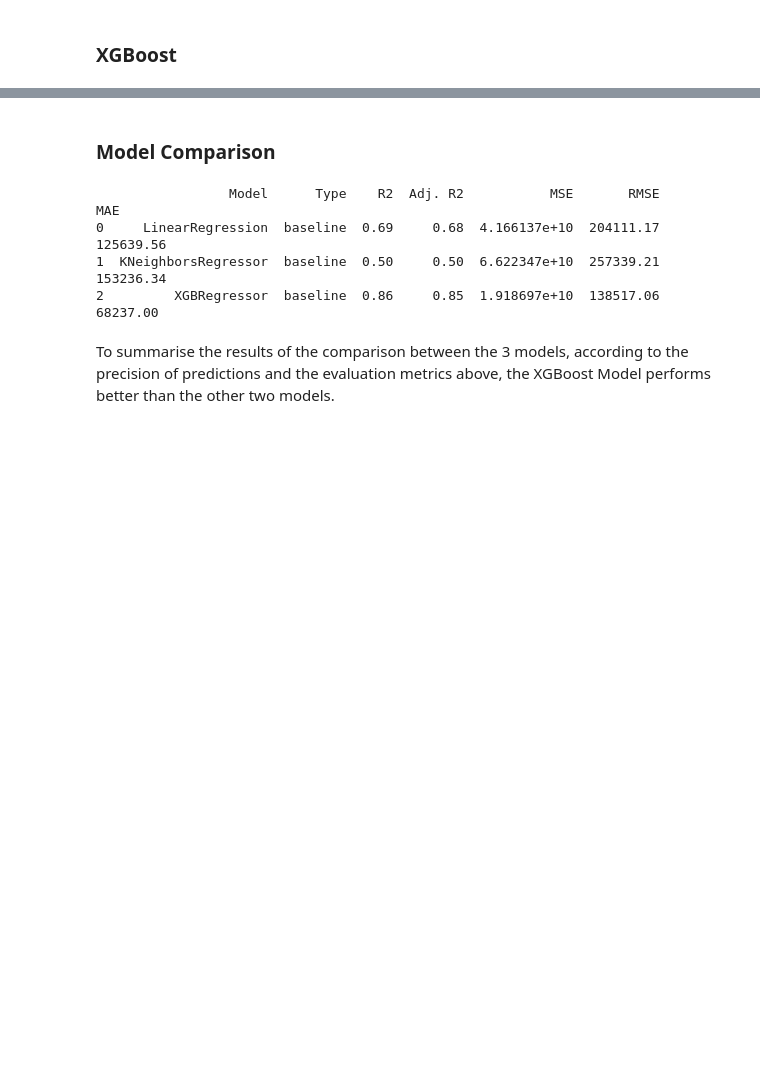
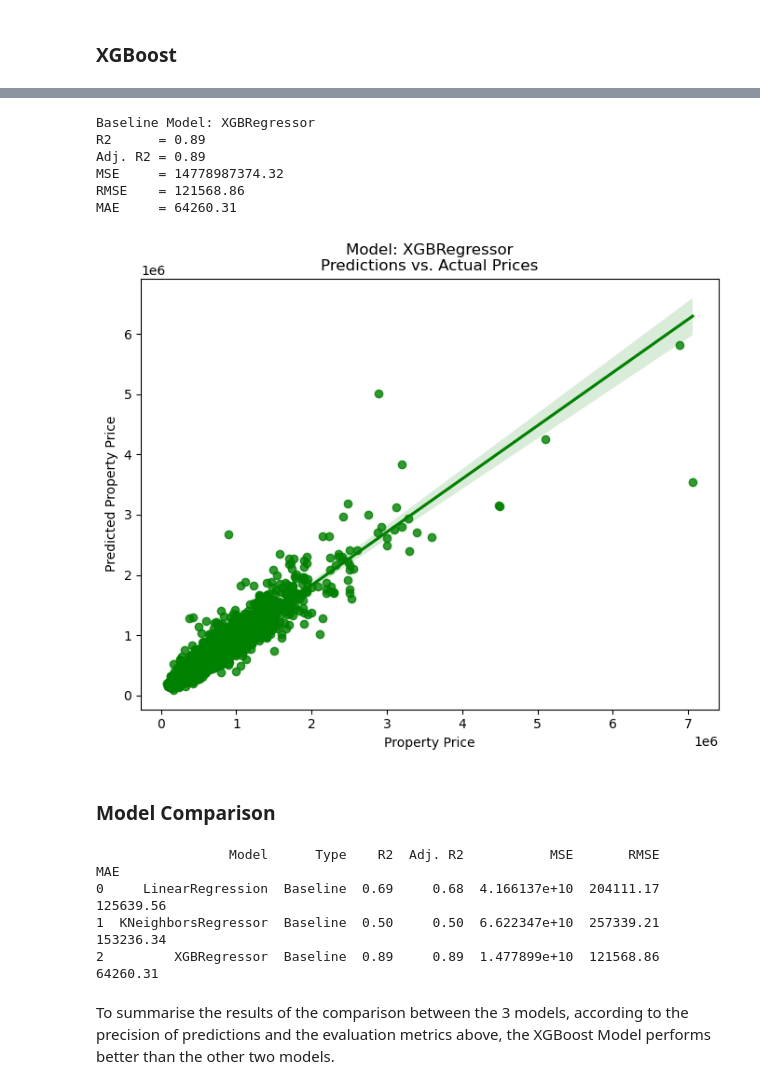
Before and after one commit to Yinguin/data_mid_bootcamp_project_regression, a Jupyter notebook: mid-bootcamp-project-regression_wy.ipynb, the cells around one changed output, grey strips where cells are left out. Cells and saved outputs as stored; diff of their text form; code cells hidden in the pictures; blank space fills up the shorter version.

```diff
--- a/mid-bootcamp-project-regression_wy.ipynb
+++ b/mid-bootcamp-project-regression_wy.ipynb
@@ -395,15 +428,28 @@ MAE     = 68237.0
+# %%
+models = [xgb.XGBRegressor(colsample_bytree=0.5, gamma=0, learning_rate=0.1, max_depth=5, n_estimators=1000,
+                           reg_alpha=0, reg_lambda=0.5, subsample=1, tree_method='hist')]
+model(models, data, baseline=True)
+# %% [output]
+Baseline Model: XGBRegressor
+R2      = 0.89
+Adj. R2 = 0.89
+MSE     = 14778987374.32
+RMSE    = 121568.86
+MAE     = 64260.31
+[figure, added]
 # %% [markdown]
 ### Model Comparison
 # %%
 models = [LinearRegression(),
           KNeighborsRegressor(n_neighbors=10, weights='distance', n_jobs=-1),
-          xgb.XGBRegressor(n_estimators=100, reg_lambda=1, gamma=0, max_depth=6, tree_method='hist', enable_categorical=True)]
+          xgb.XGBRegressor(colsample_bytree=0.5, gamma=0, learning_rate=0.1, max_depth=5, n_estimators=1000,
+                           reg_alpha=0, reg_lambda=0.5, subsample=1, tree_method='hist')]
 model(models, data, baseline=True)
 # %% [output]
                  Model      Type    R2  Adj. R2           MSE       RMSE        MAE
-0     LinearRegression  baseline  0.69     0.68  4.166137e+10  204111.17  125639.56
-1  KNeighborsRegressor  baseline  0.50     0.50  6.622347e+10  257339.21  153236.34
-2         XGBRegressor  baseline  0.86     0.85  1.918697e+10  138517.06   68237.00
+0     LinearRegression  Baseline  0.69     0.68  4.166137e+10  204111.17  125639.56
+1  KNeighborsRegressor  Baseline  0.50     0.50  6.622347e+10  257339.21  153236.34
+2         XGBRegressor  Baseline  0.89     0.89  1.477899e+10  121568.86   64260.31
 # %% [markdown]
 To summarise the results of the comparison between the 3 models, according to the precision of predictions and the evaluation metrics above, the XGBoost Model performs better than the other two models.
 # %% [markdown]
```
Also changed, not shown: parts of 48 cells of this notebook, 1 other file.
